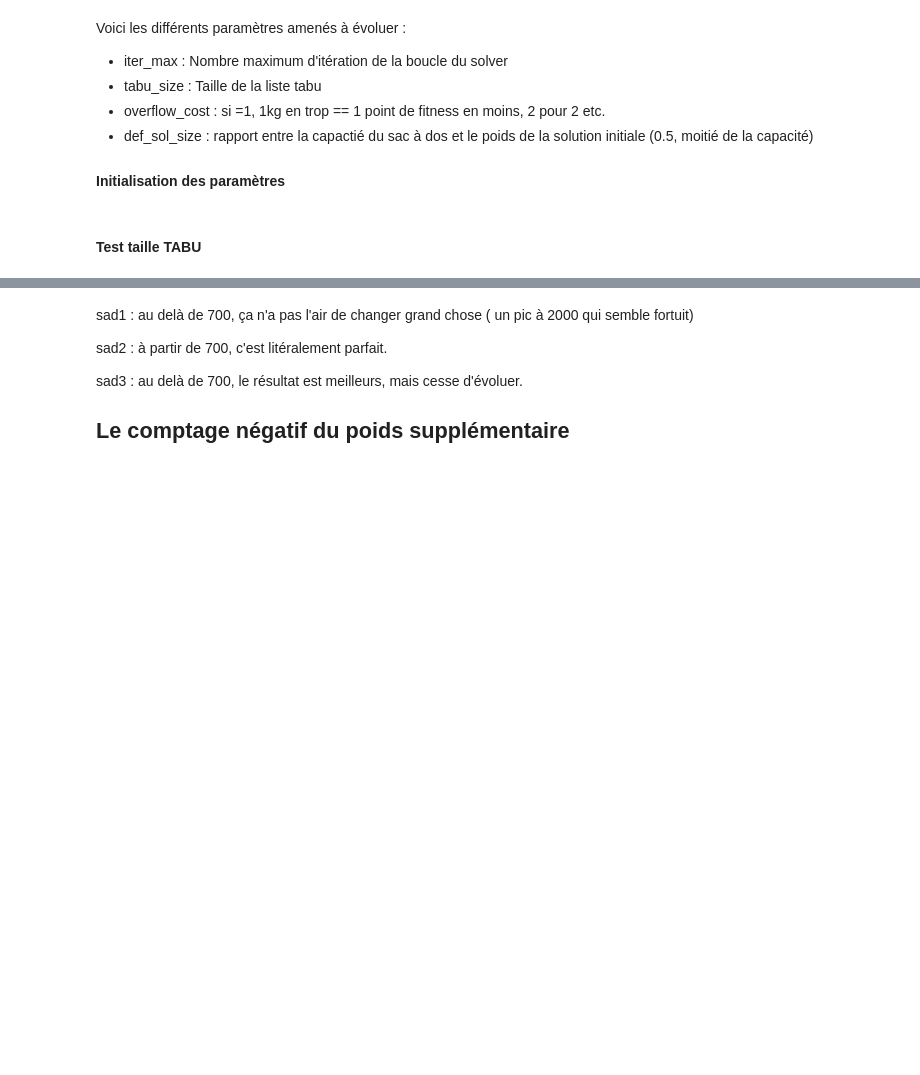
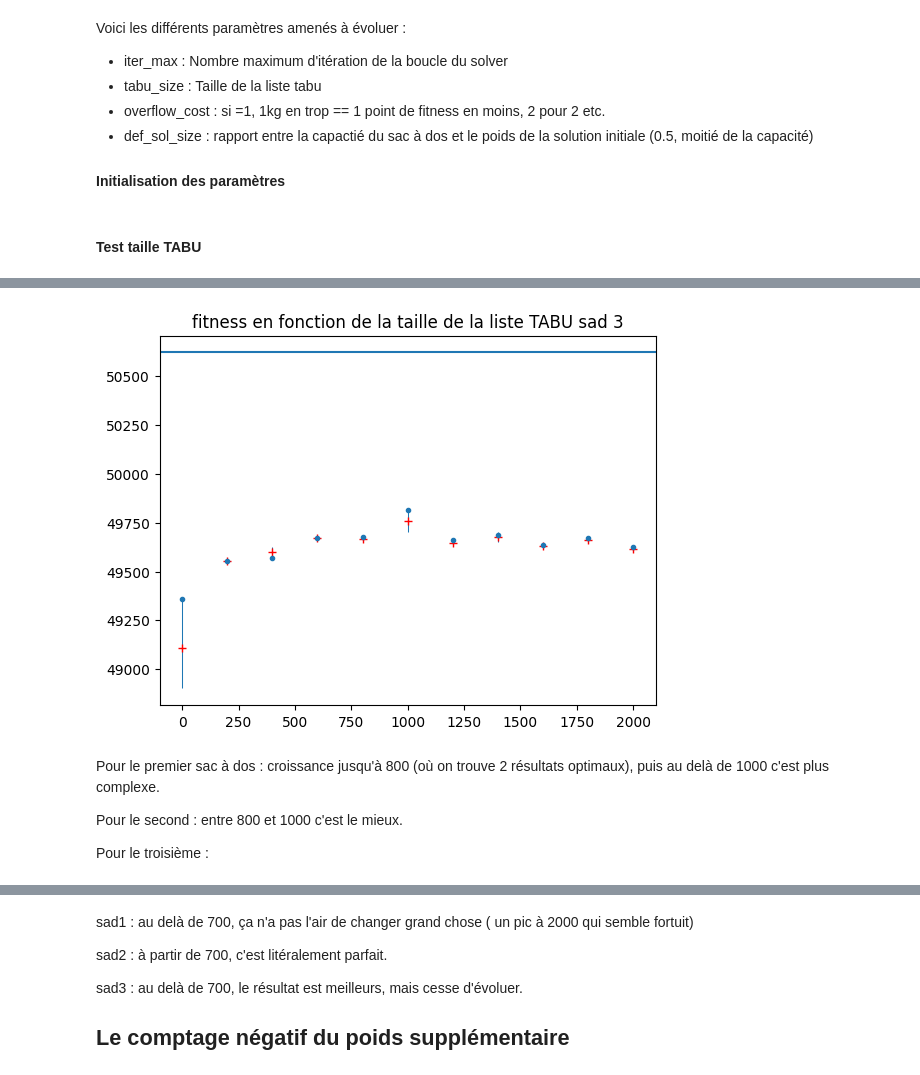
Before and after one commit to Blova-TB/S8_Knapsack, a Jupyter notebook: 10000_item_TABU2.ipynb, the cells around one changed output, grey strips where cells are left out. Drawn from its saved outputs; the diff is of its cells as text; code cells hidden in the pictures; blank space fills up the shorter version.

```diff
--- a/10000_item_TABU2.ipynb
+++ b/10000_item_TABU2.ipynb
@@ -56,0 +73,17 @@ group_size = 2 #nombre de tests de chaque paramètres dans une éxecutions.
+# %%
+(variateur,title) = variateur_tabou2.liste_tabou2()
+
+iterateur = range(2000,-1,-200)
+
+myrange = range(1250,6500,500)
+test = Testor(tbs.tabou2_solver(sad3,iter_max,tabu_size,overflow_cost,init_size))
+testResult = test.test(iterateur,variateur,group_size)
+graph_test_result(testResult,sol_opti3,title + " sad 3")
+# %% [output]
+[figure, added]
+# %% [markdown]
+Pour le premier sac à dos : croissance jusqu'à 800 (où on trouve 2 résultats optimaux), puis au delà de 1000 c'est plus complexe.
+
+Pour le second : entre 800 et 1000 c'est le mieux.
+
+Pour le troisième :
```
Also changed, not shown: parts of 30 cells of this notebook, 5 other files.
